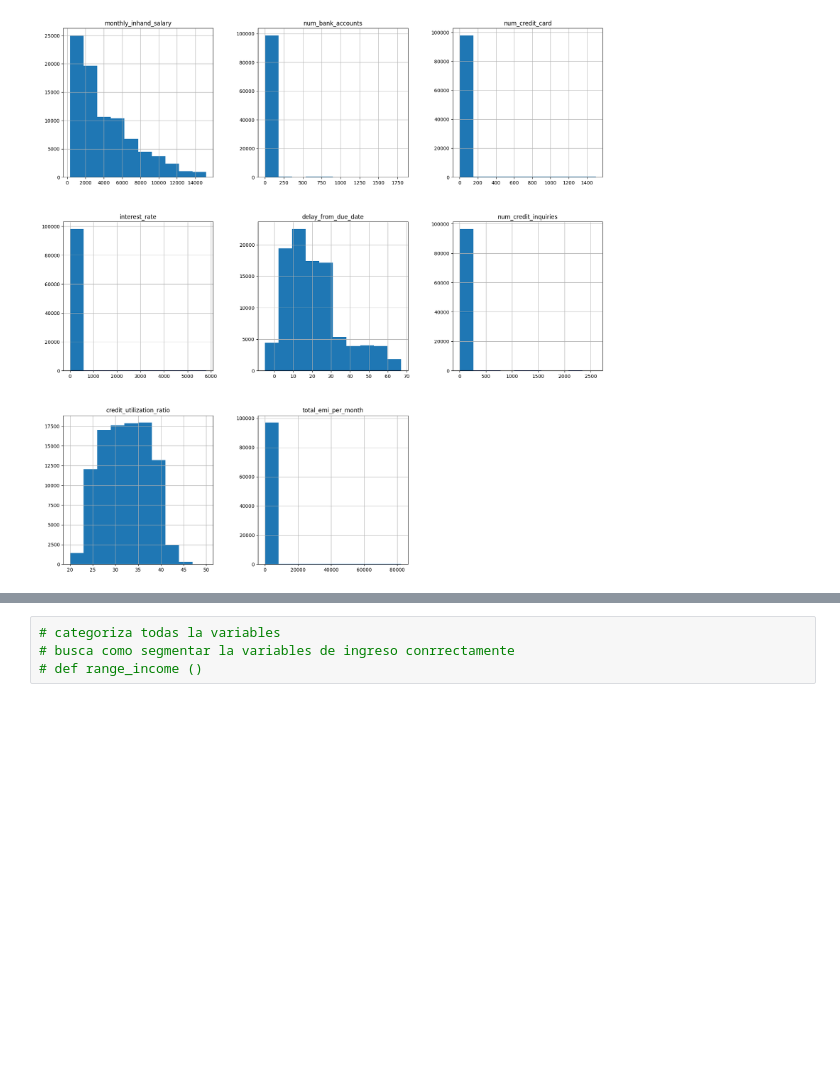
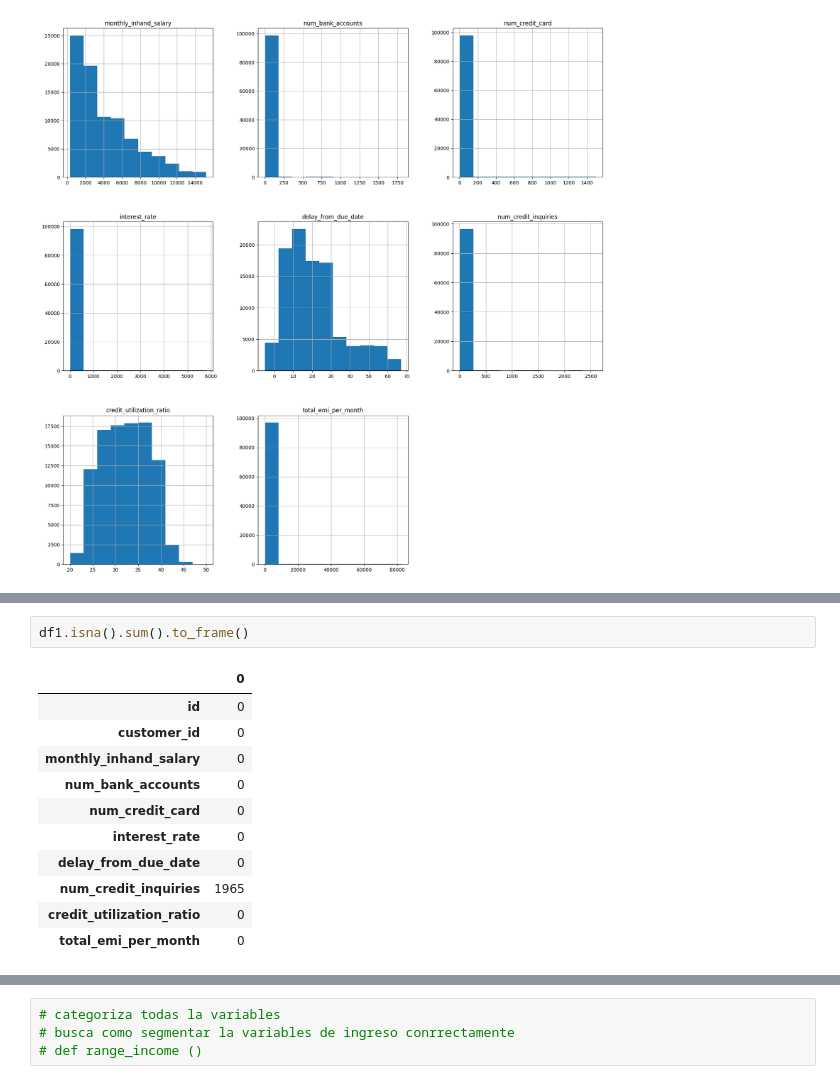
Before and after one commit to danpa26/CredRisk, a Jupyter notebook: credit_scoring/cred_scoring_v1.ipynb, the cells around one changed output, grey strips where cells are left out. Drawn from its saved outputs; the diff is of its cells as text; blank space fills up the shorter version.

```diff
--- a/credit_scoring/cred_scoring_v1.ipynb
+++ b/credit_scoring/cred_scoring_v1.ipynb
@@ -125,0 +153,14 @@ array([[<Axes: title={'center': 'monthly_inhand_salary'}>,
+# %%
+df1.isna().sum().to_frame()
+# %% [output]
+|  | 0 |
+| id | 0 |
+| customer_id | 0 |
+| monthly_inhand_salary | 0 |
+| num_bank_accounts | 0 |
+| num_credit_card | 0 |
+| interest_rate | 0 |
+| delay_from_due_date | 0 |
+| num_credit_inquiries | 1965 |
+| credit_utilization_ratio | 0 |
+| total_emi_per_month | 0 |
```
Also changed, not shown: parts of 13 cells of this notebook.
